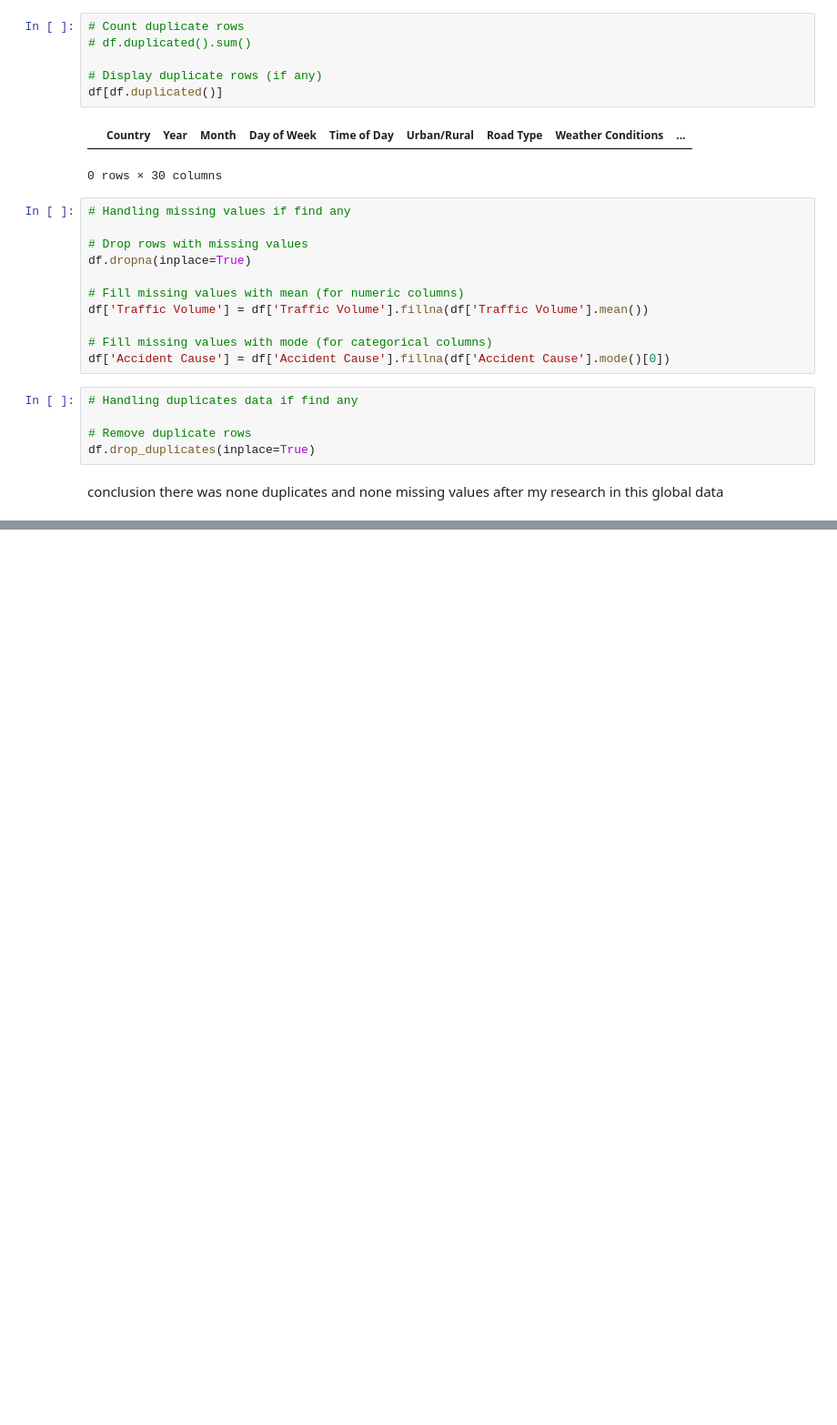
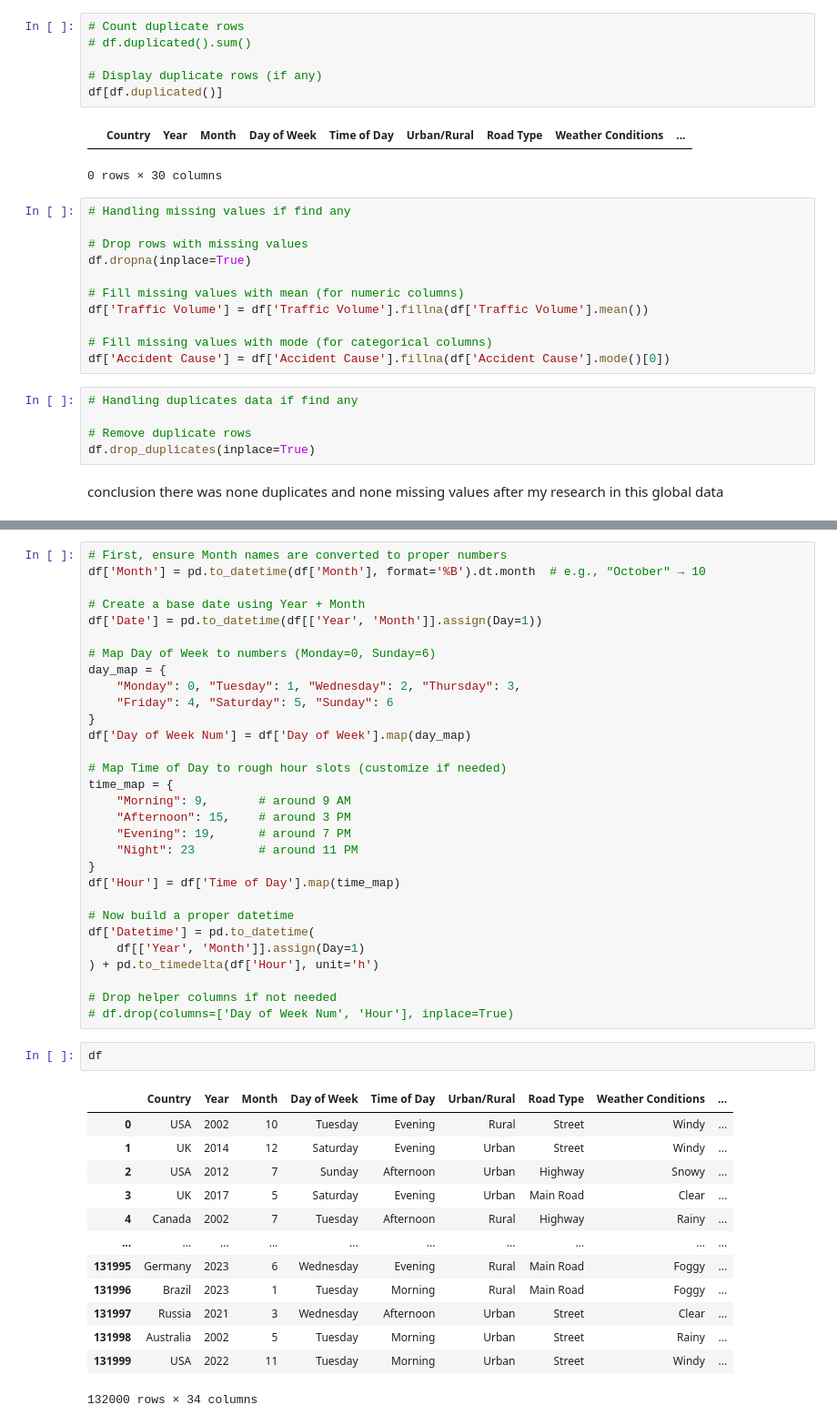
Before and after one commit to AkashSinghfeb21/RoadAccidentAnalysis, a Jupyter notebook: demo.ipynb, the cells around one changed output, grey strips where cells are left out. Shown at 91% size. Saved outputs shown, nothing was run; the diff lists cells and outputs as text; blank space fills up the shorter version.

Commit message:
Convert datetime columns into proper formats.

```diff
--- a/demo.ipynb
+++ b/demo.ipynb
@@ -106,0 +125,46 @@ conclusion there was none duplicates and none missing values after my research i
+# %%
+# First, ensure Month names are converted to proper numbers
+df['Month'] = pd.to_datetime(df['Month'], format='%B').dt.month  # e.g., "October" → 10
+
+# Create a base date using Year + Month
+df['Date'] = pd.to_datetime(df[['Year', 'Month']].assign(Day=1))
+
+# Map Day of Week to numbers (Monday=0, Sunday=6)
+day_map = {
+    "Monday": 0, "Tuesday": 1, "Wednesday": 2, "Thursday": 3,
+    "Friday": 4, "Saturday": 5, "Sunday": 6
+}
+df['Day of Week Num'] = df['Day of Week'].map(day_map)
+
+# Map Time of Day to rough hour slots (customize if needed)
+time_map = {
+    "Morning": 9,       # around 9 AM
+    "Afternoon": 15,    # around 3 PM
+    "Evening": 19,      # around 7 PM
+    "Night": 23         # around 11 PM
+}
+df['Hour'] = df['Time of Day'].map(time_map)
+
+# Now build a proper datetime
+df['Datetime'] = pd.to_datetime(
+    df[['Year', 'Month']].assign(Day=1)
+) + pd.to_timedelta(df['Hour'], unit='h')
+
+# Drop helper columns if not needed
+# df.drop(columns=['Day of Week Num', 'Hour'], inplace=True)
+# %%
+df
+# %% [output]
+|  | Country | Year | Month | Day of Week | Time of Day | Urban/Rural | Road Type | Weather Conditions | ... |
+| 0 | USA | 2002 | 10 | Tuesday | Evening | Rural | Street | Windy | ... |
+| 1 | UK | 2014 | 12 | Saturday | Evening | Urban | Street | Windy | ... |
+| 2 | USA | 2012 | 7 | Sunday | Afternoon | Urban | Highway | Snowy | ... |
+| 3 | UK | 2017 | 5 | Saturday | Evening | Urban | Main Road | Clear | ... |
+| 4 | Canada | 2002 | 7 | Tuesday | Afternoon | Rural | Highway | Rainy | ... |
+| ... | ... | ... | ... | ... | ... | ... | ... | ... | ... |
+| 131995 | Germany | 2023 | 6 | Wednesday | Evening | Rural | Main Road | Foggy | ... |
+| 131996 | Brazil | 2023 | 1 | Tuesday | Morning | Rural | Main Road | Foggy | ... |
+| 131997 | Russia | 2021 | 3 | Wednesday | Afternoon | Urban | Street | Clear | ... |
+| 131998 | Australia | 2002 | 5 | Tuesday | Morning | Urban | Street | Rainy | ... |
+| 131999 | USA | 2022 | 11 | Tuesday | Morning | Urban | Street | Windy | ... |
+132000 rows × 34 columns
```
Also changed, not shown: parts of 2 cells of this notebook.
